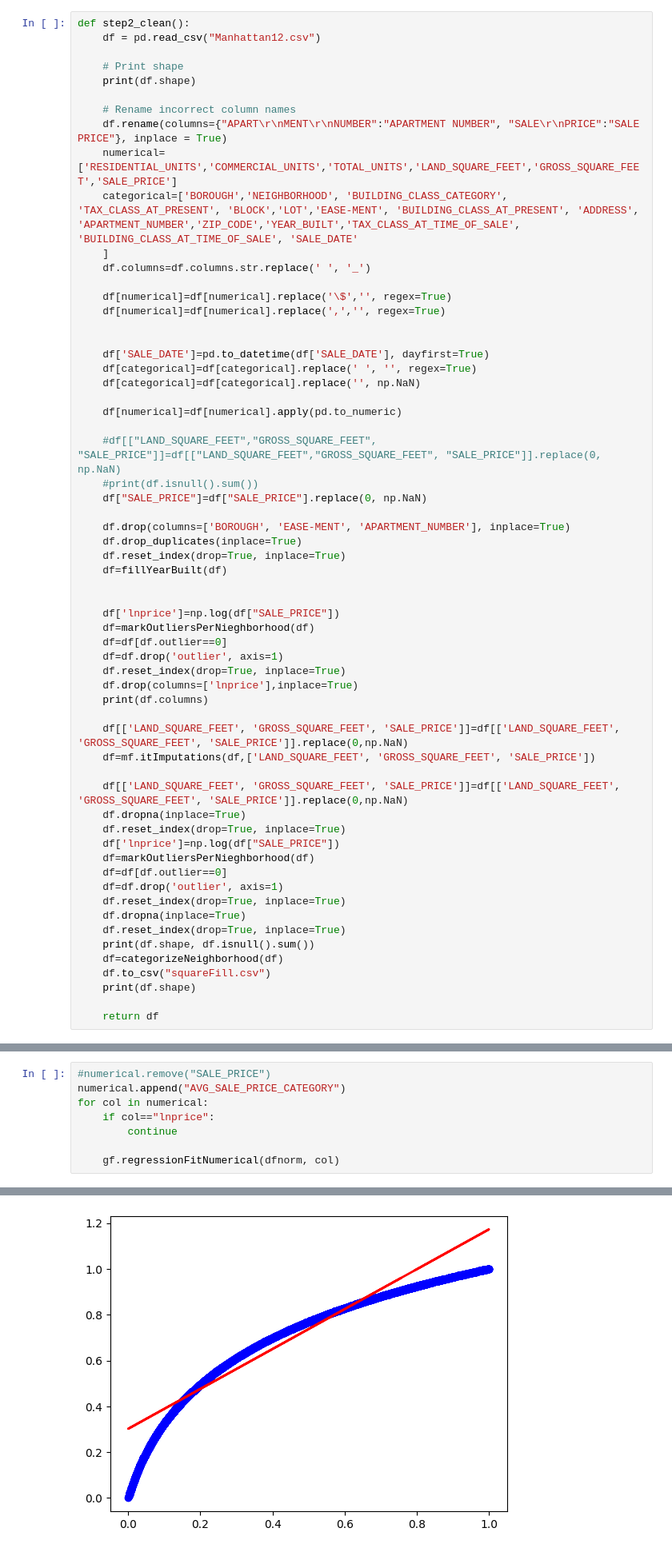
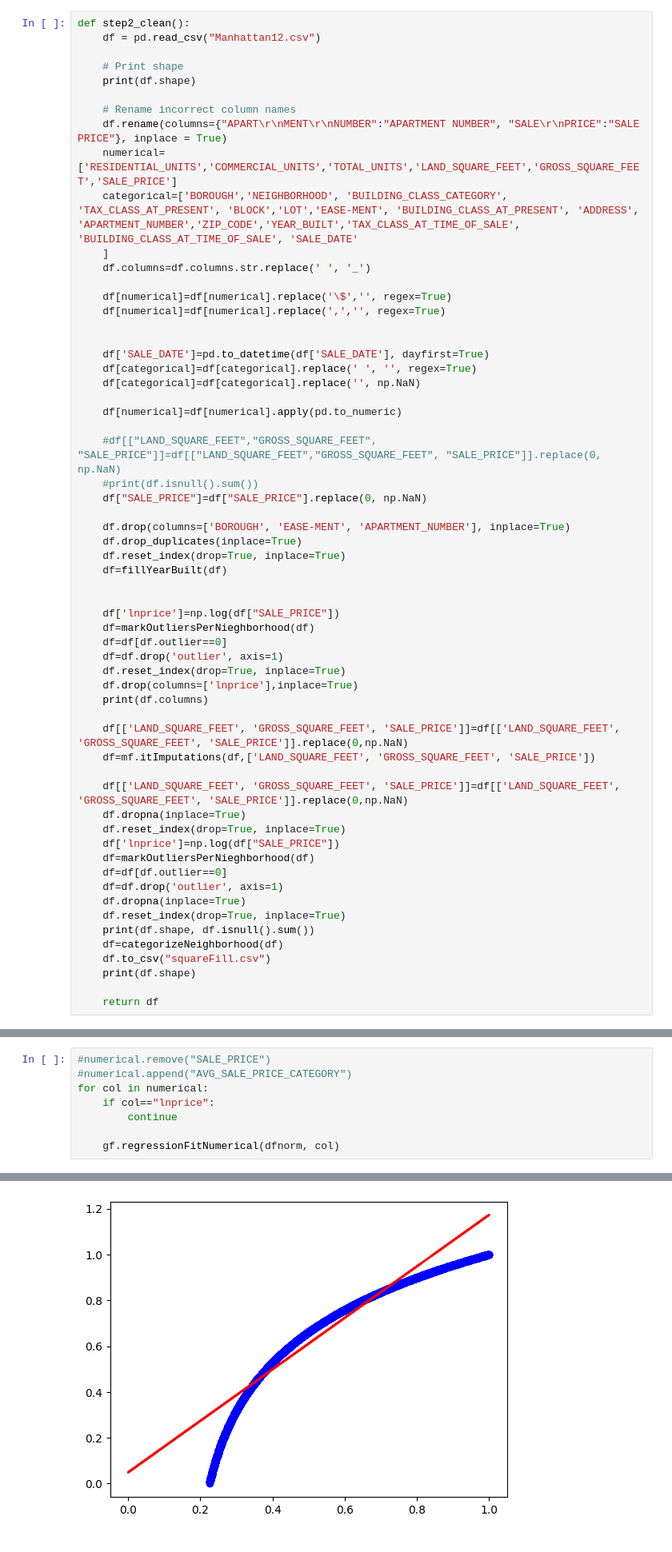
Before and after one commit to ZachLSoftware/BigData_CW, a Jupyter notebook: main_jup copy.ipynb, the cells around one changed output, grey strips where cells are left out. Shown at 80% size. Cells and saved outputs as stored; diff of their text form.

```diff
--- a/main_jup copy.ipynb
+++ b/main_jup copy.ipynb
@@ -248,7 +248,6 @@ def step2_clean():
     df=markOutliersPerNieghborhood(df)
     df=df[df.outlier==0]
     df=df.drop('outlier', axis=1)
-    df.reset_index(drop=True, inplace=True)
     df.dropna(inplace=True)
     df.reset_index(drop=True, inplace=True)
     print(df.shape, df.isnull().sum())
@@ -317,6 +302,6 @@ KeyError: "['BOROUGH'] not in index"
 # %%
 #numerical.remove("SALE_PRICE")
-numerical.append("AVG_SALE_PRICE_CATEGORY")
+#numerical.append("AVG_SALE_PRICE_CATEGORY")
 for col in numerical:
     if col=="lnprice":
         continue
@@ -366,31 +351,31 @@ TOTAL_UNITS    4.875836e-79
 dtype: float64
 R-Squared 0.020776798107173255
 [figure]
  Intercept           1.017390
 LAND_SQUARE_FEET   -8.256955
 dtype: float64
 confidence interval:
                           0         1
 Intercept         1.010229  1.024550
 LAND_SQUARE_FEET -8.397045 -8.116866
 
 P values:
  Intercept           0.0
 LAND_SQUARE_FEET    0.0
 dtype: float64
 R-Squared 0.4416195166309135
 [figure]
  Intercept            1.096738
 GROSS_SQUARE_FEET   -3.760057
 dtype: float64
 confidence interval:
                            0         1
 Intercept          1.092761  1.100715
 GROSS_SQUARE_FEET -3.789270 -3.730843
 
 P values:
  Intercept            0.0
 GROSS_SQUARE_FEET    0.0
 dtype: float64
 R-Squared 0.7904245508084364
-[figure, old version]
+[figure, new version]
```
Also changed, not shown: parts of 3 cells of this notebook, 2 other files.
